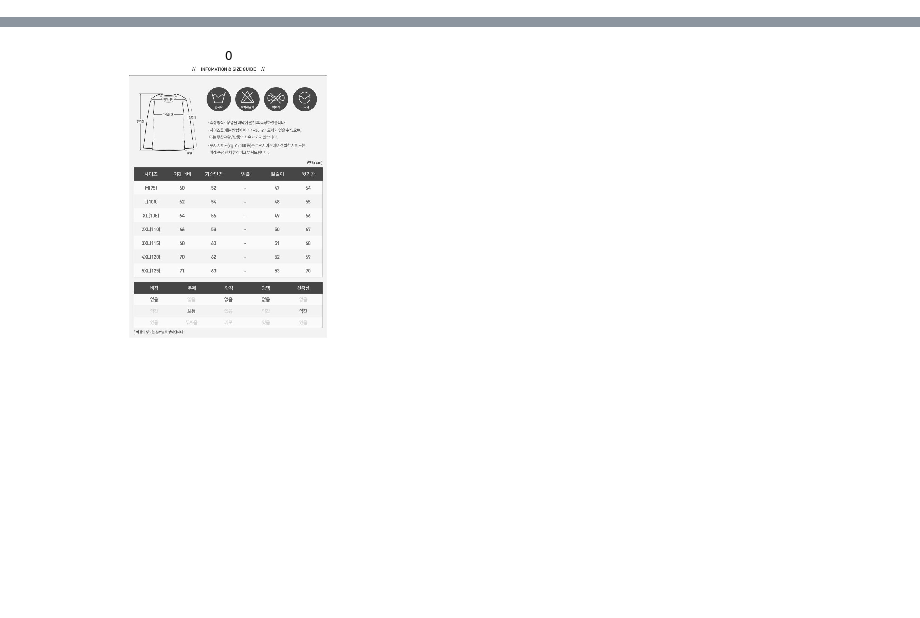
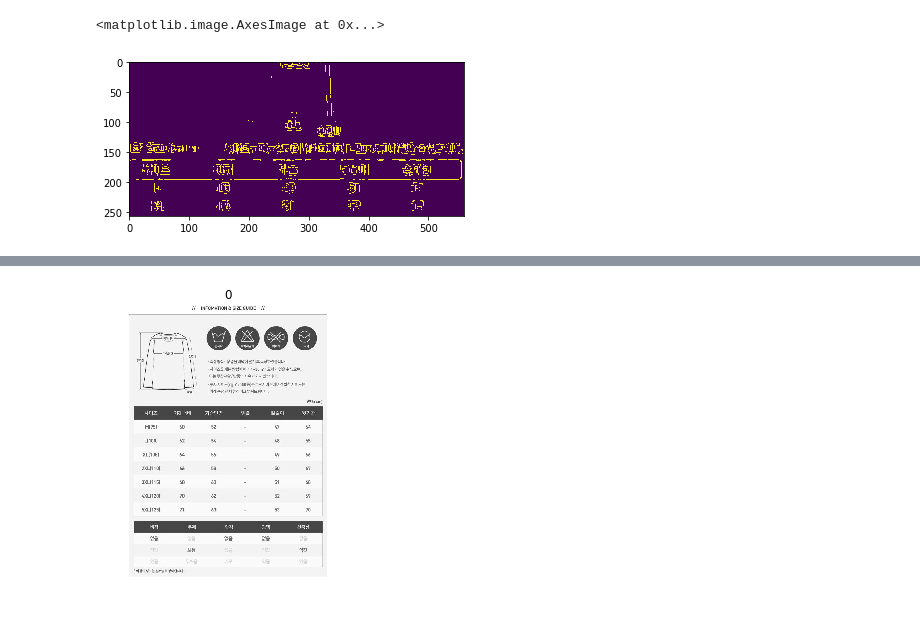
Before and after one commit to ultra118/OCR-SizeTable, a Jupyter notebook: OCR_test/text-recognition/searching-size.ipynb, the cells around one changed output, grey strips where cells are left out. Drawn from its saved outputs; the diff is of its cells as text; code cells hidden in the pictures; blank space fills up the shorter version.

```diff
--- a/OCR_test/text-recognition/searching-size.ipynb
+++ b/OCR_test/text-recognition/searching-size.ipynb
@@ -323,0 +341,5 @@ def text_check(black_text, white_text):
+# %%
+plt.imshow(cv2.Canny(blur_img, 70,70))
+# %% [output]
+<matplotlib.image.AxesImage at 0x...>
+[figure, added]
```
Also changed, not shown: parts of 22 cells of this notebook.
